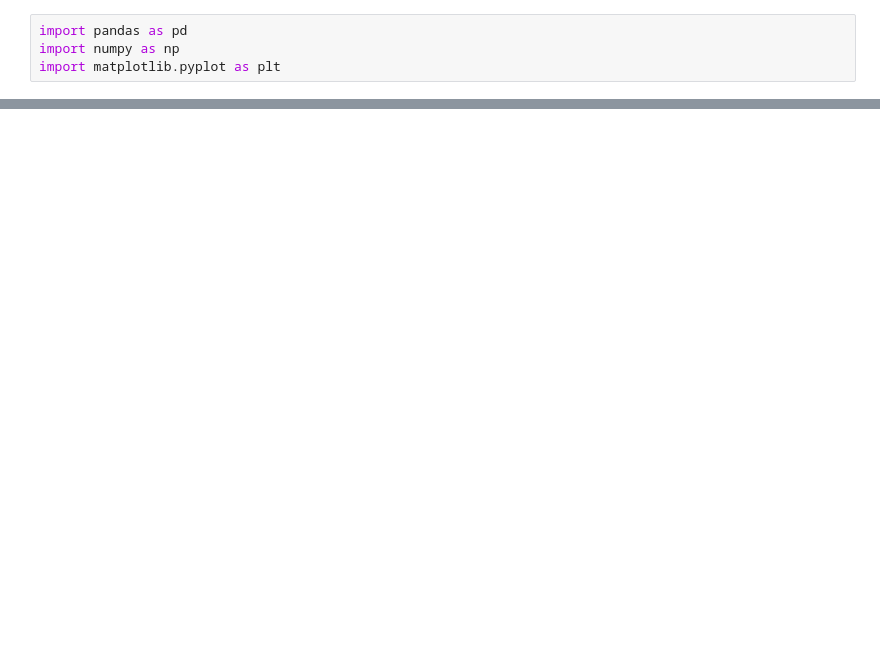
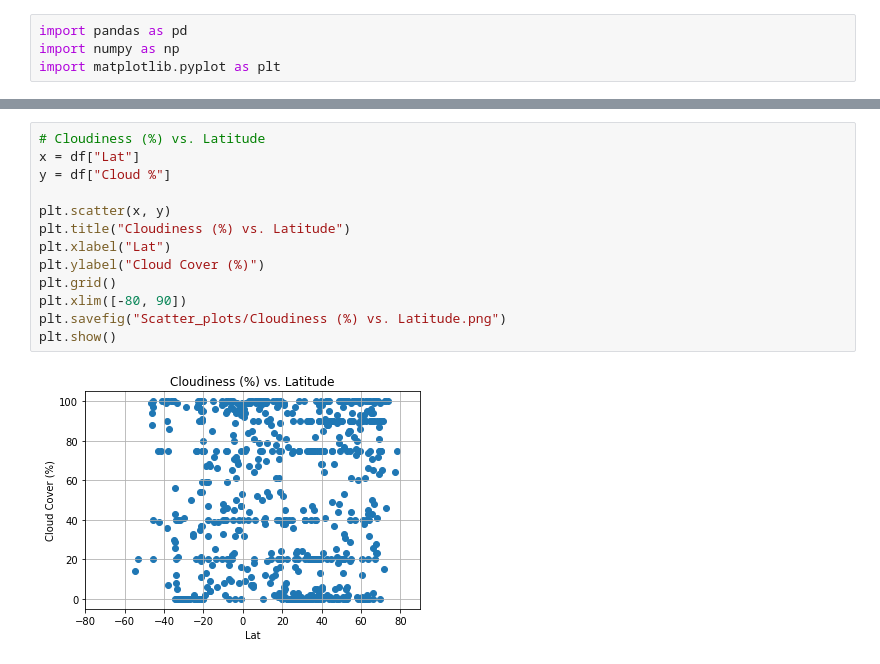
Before and after one commit to tpohl535/python-api-challenge, a Jupyter notebook: WeatherPy/WeatherPy.ipynb, the cells around one changed output, grey strips where cells are left out. Saved outputs shown, nothing was run; the diff lists cells and outputs as text; blank space fills up the shorter version.

```diff
--- a/WeatherPy/WeatherPy.ipynb
+++ b/WeatherPy/WeatherPy.ipynb
@@ -35,0 +62,15 @@ Name: City, Length: 687, dtype: int64
+# %%
+# Cloudiness (%) vs. Latitude
+x = df["Lat"]
+y = df["Cloud %"]
+
+plt.scatter(x, y)
+plt.title("Cloudiness (%) vs. Latitude")
+plt.xlabel("Lat")
+plt.ylabel("Cloud Cover (%)")
+plt.grid()
+plt.xlim([-80, 90])
+plt.savefig("Scatter_plots/Cloudiness (%) vs. Latitude.png")
+plt.show()
+# %% [output]
+[figure, added]
```
Also changed, not shown: parts of 6 cells of this notebook, 4 other files.
